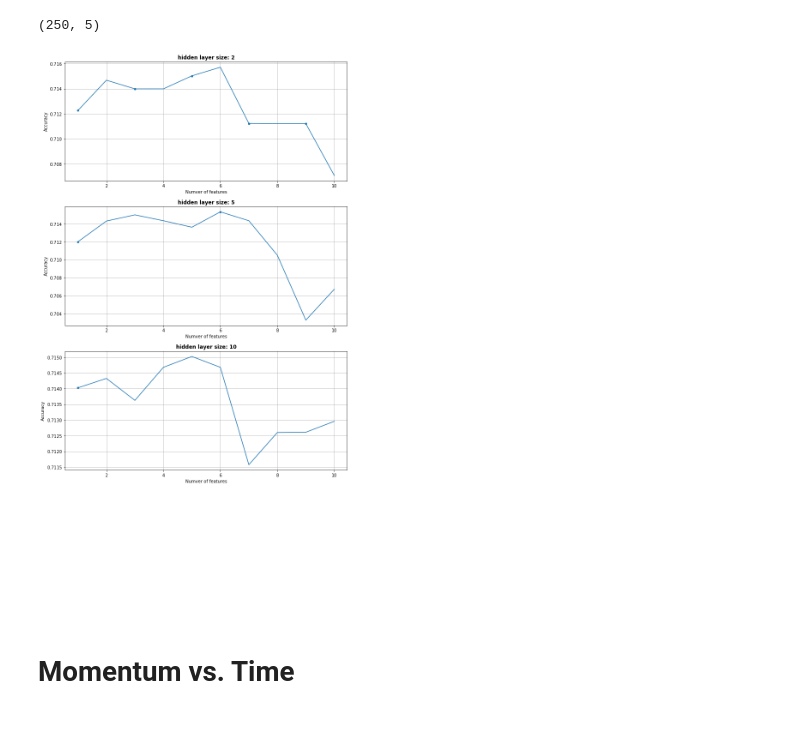
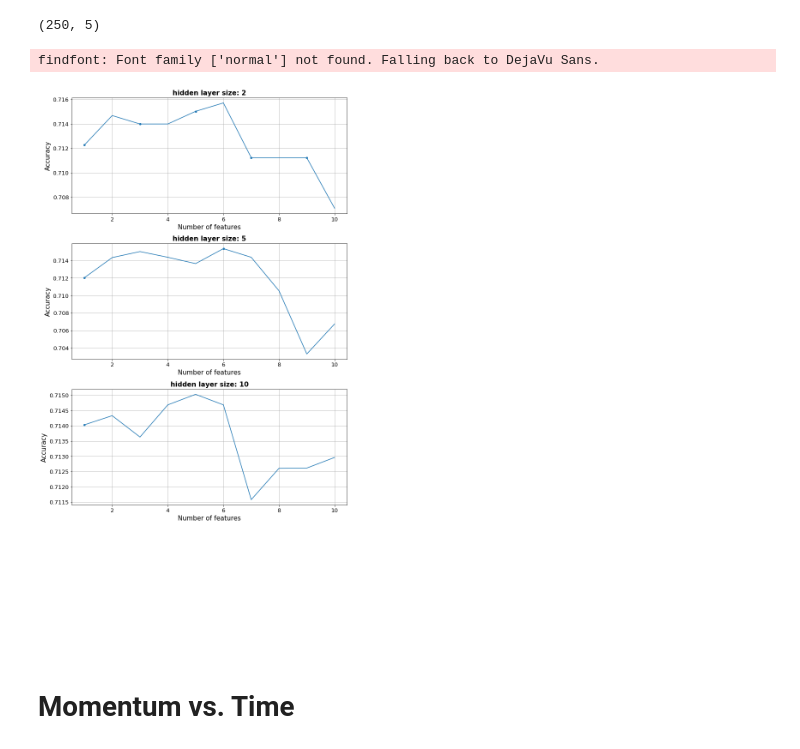
Before and after one commit to vegetablecode/NeuralNetworks, a Jupyter notebook: indian liver patient classification/Results Analysis.ipynb, the cells around one changed output. Cells and saved outputs as stored; diff of their text form; code cells hidden in the pictures.

```diff
--- a/indian liver patient classification/Results Analysis.ipynb
+++ b/indian liver patient classification/Results Analysis.ipynb
@@ -56,17 +61,18 @@ def trim_axs(axs, N):
 # %%
 fig1, axs = plt.subplots(rows, cols, figsize=figsize, constrained_layout=True)
 axs = trim_axs(axs, len(layers))
 for ax, case in zip(axs, layers):
     x, y = get_series(case, 0.9, standard_df)
     ax.set_title('hidden layer size: %s' % str(case), weight='bold')
-    ax.set_xlabel("Numver of features")
-    ax.set_ylabel("Accuracy")
+    ax.set_xlabel("Number of features", fontsize=15)
+    ax.set_ylabel("Accuracy", fontsize=15)
     ax.grid()
     ax.plot(x, y, 'o', ls='-', ms=4, markevery=case)
 
 fig1.savefig("./png_results/numbers_of_features.png", dpi=300)
 # %% [output]
+findfont: Font family ['normal'] not found. Falling back to DejaVu Sans.
-[figure, old version]
+[figure, new version]
 # %% [markdown]
 # Momentum vs. Time
 # %%
```
Also changed, not shown: parts of 3 cells of this notebook, 10 other files.
